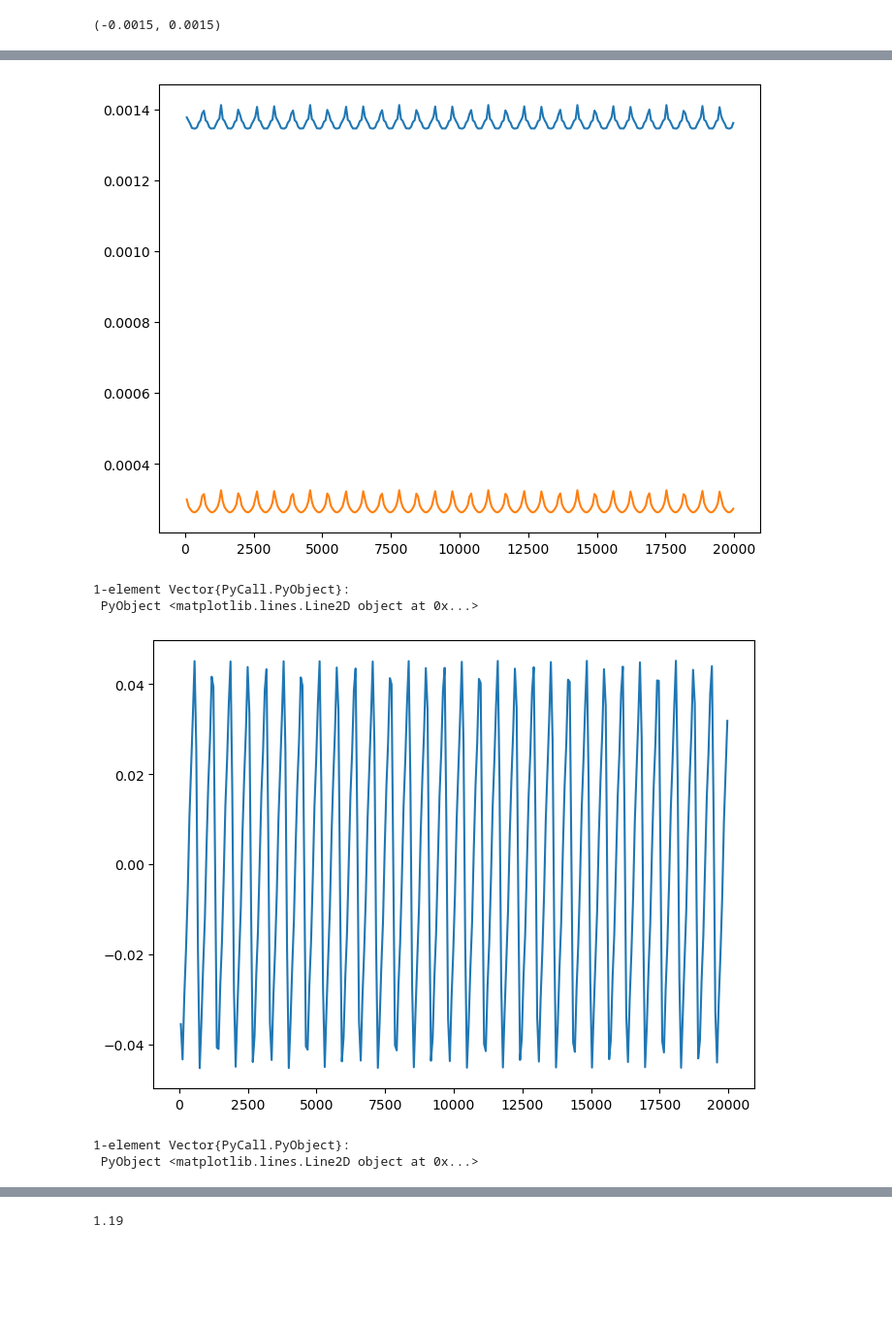
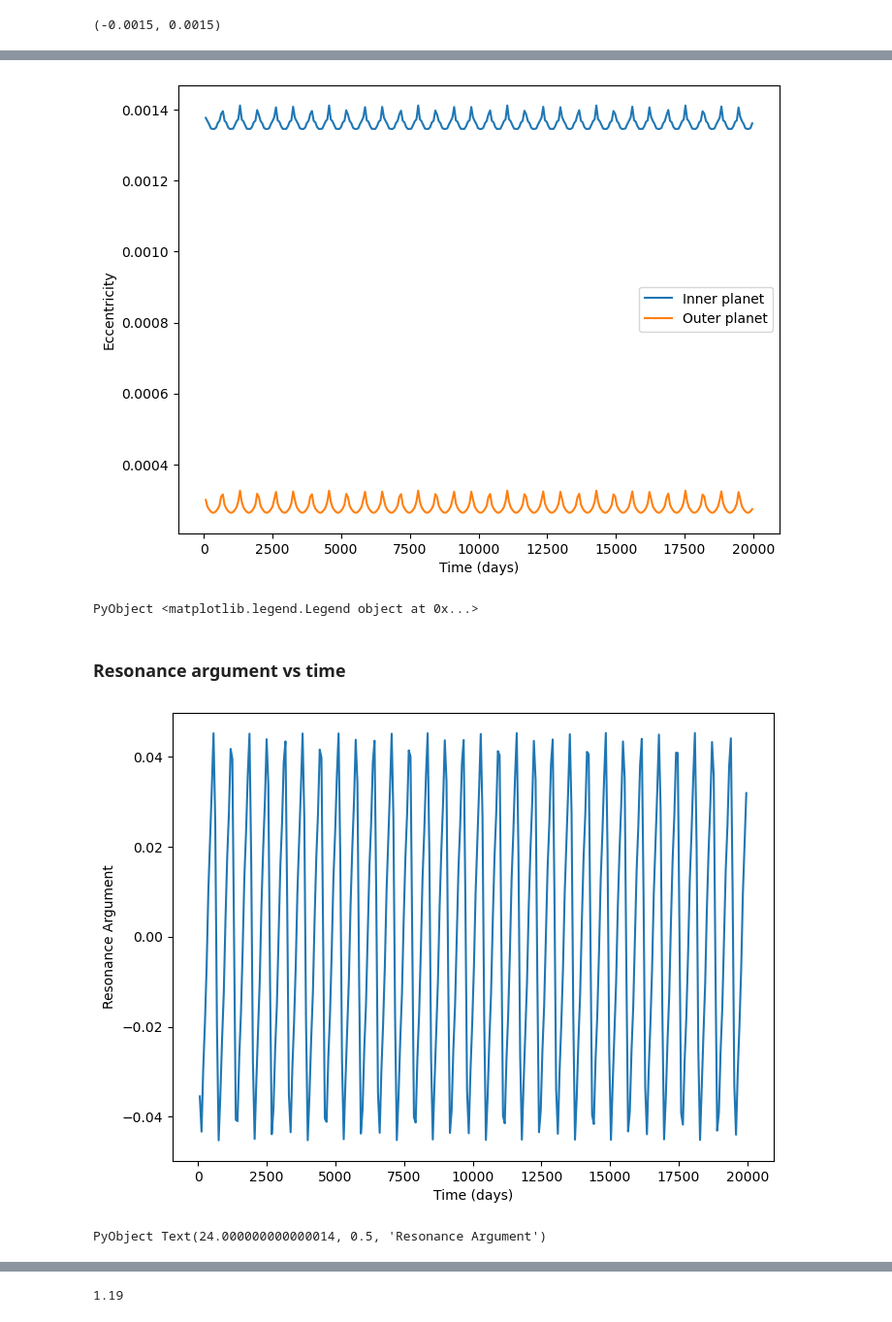
Before and after one commit to tnw-chatc/PeriodicOrbitTTV.jl, a Jupyter notebook: examples/kepler25_reproduce_01.ipynb, the cells around one changed output, grey strips where cells are left out. Shown at 97% size. Cells and saved outputs as stored; diff of their text form; code cells hidden in the pictures; blank space fills up the shorter version.

```diff
--- a/examples/kepler25_reproduce_01.ipynb
+++ b/examples/kepler25_reproduce_01.ipynb
@@ -168,7 +168,6 @@ po_weight = 1e8
 ydata = vcat(fill(0., 9nplanet-1), tt_data[:,3]);
 xdata = fill(0., length(ydata));
 ydata_w = vcat(fill(po_weight, 4nplanet-2), zeros(5nplanet+1), abs2.(1 ./ tt_data[:,4]));
-# ydata_w = vcat(fill(po_weight, 4nplanet-2), zeros(5nplanet+1), fill(abs2.(1 ./ (3. /(24*3600))), 50));
 
 wrapper_residues(_, θ) = residues(θ, [0.], [0.], 2, orbparams, tt_data, scaler)
 
@@ -183,15 +182,8 @@ function llhood_jac(_, θ)
     return jac .* scaler'
 end
 
-# current_optvec = [0.001409115670679096, 0.0002127837898910613, -0.2109527372441074, 2.9252334387466017, 3.2483419244527783, 6.239141712030713, 2.731691662210383e-5, 3.6696072322970227e-5, 2.039143455066162, -0.0014697516319838867, 12.242888276126356] ./ scaler
-
-# fitres = curve_fit(wrapper_residues, llhood_jac, xdata, ydata, ydata_w, current_optvec, lower=lower_bounds, upper=upper_bounds; show_trace=true, maxIter=500);
-# omegas_list = deg2rad.(LinRange(-180, 180, 21)) .+ 0.0010
-
 fitres = try
-    curve_fit(wrapper_residues, llhood_jac, xdata, ydata, ydata_w, current_optvec, lower=lower_bounds, upper=upper_bounds; show_trace=true, maxIter=200);
+    curve_fit(wrapper_residues, llhood_jac, xdata, ydata, ydata_w, current_optvec, lower=lower_bounds, upper=upper_bounds; show_trace=false, maxIter=2000);
 catch e
     @warn e #"An error occurred in trial $i."
 end;
-# @show sum(abs2, fitres.resid)
-# @show fitres.param .* scaler
@@ -429,20 +386,25 @@ n_steps = convert(Int, timemax ÷ timestep) = 320
 # %%
 fig, ax = subplots(figsize=(8,6))
 
-ax.plot(times, e_1)
-ax.plot(times, e_2)
+ax.plot(times, e_1, label="Inner planet")
+ax.plot(times, e_2, label="Outer planet")
+
+ax.set_xlabel("Time (days)")
+ax.set_ylabel("Eccentricity")
+
+ax.legend()
 # %% [output]
-[figure, old version]
+[figure, new version]
-1-element Vector{PyCall.PyObject}:
- PyObject <matplotlib.lines.Line2D object at 0x...>
+PyObject <matplotlib.legend.Legend object at 0x...>
+# %% [markdown]
+### Resonance argument vs time
 # %%
 fig, ax = subplots(figsize=(8,6))
 
-# ax.plot(times, lambda_1)
-# ax.plot(times, lambda_2)
+ax.plot(times, rem2pi.(lambda_1 - 2lambda_2 + ω1, RoundNearest))
 
-ax.plot(times, rem2pi.(lambda_1 - 2lambda_2 + ω1, RoundNearest))
+ax.set_xlabel("Time (days)")
+ax.set_ylabel("Resonance Argument")
 # %% [output]
-[figure, old version]
+[figure, new version]
-1-element Vector{PyCall.PyObject}:
- PyObject <matplotlib.lines.Line2D object at 0x...>
+PyObject Text(24.000000000000014, 0.5, 'Resonance Argument')
```
Also changed, not shown: parts of 20 cells of this notebook, 5 other files.
